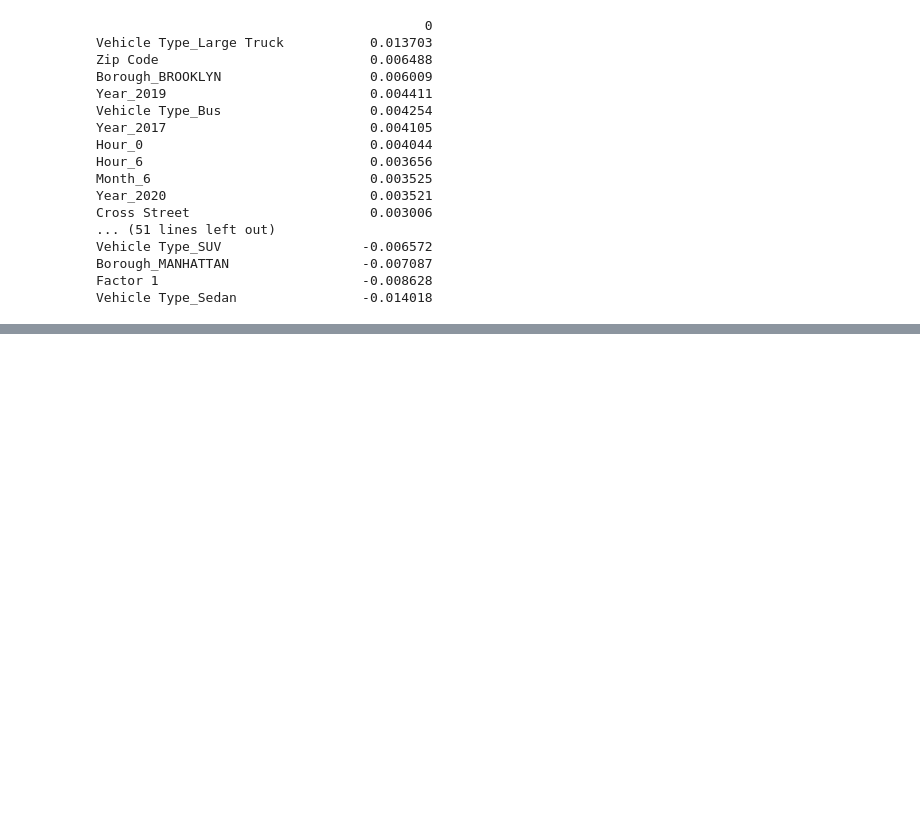
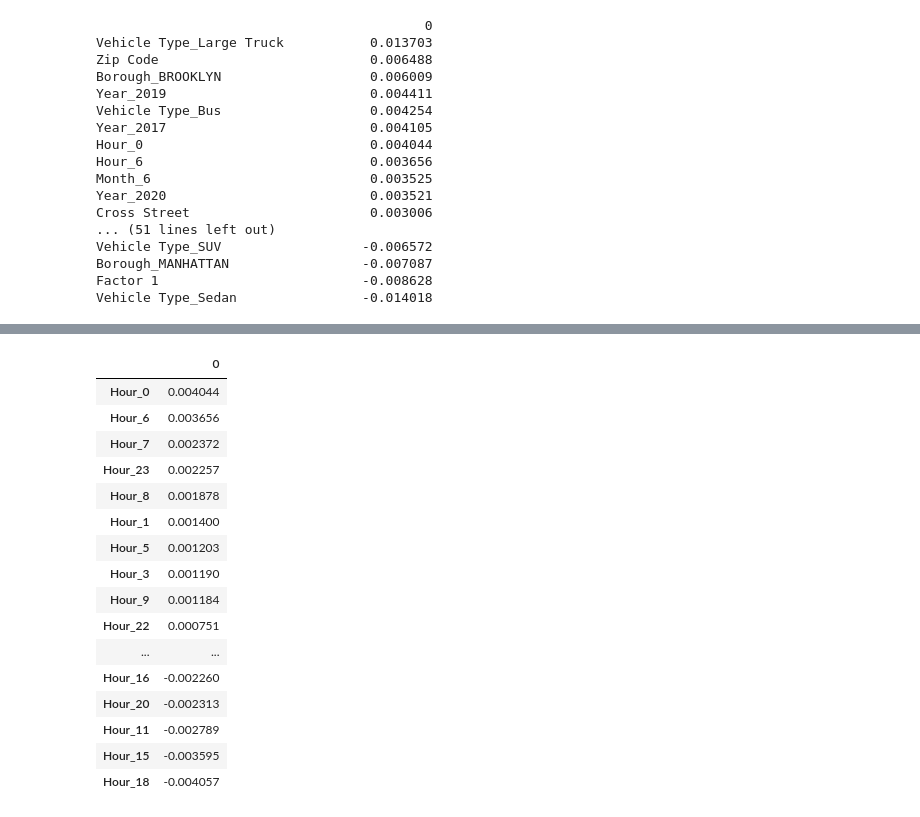
Before and after one commit to AidanStack/Cycling_Classification_Project, a Jupyter notebook: Aidan/Aidan's Notebook.ipynb, the cells around one changed output, grey strips where cells are left out. Cells and saved outputs as stored; diff of their text form; code cells hidden in the pictures; blank space fills up the shorter version.

```diff
--- a/Aidan/Aidan's Notebook.ipynb
+++ b/Aidan/Aidan's Notebook.ipynb
@@ -850,0 +857,21 @@ Vehicle Type_Sedan                -0.014018
+# %%
+# Creating our function
+def order_feature_lists():
+    '''This function goes through the dataframe holding our results,
+    and lists the values from each column, ranked by descending
+    coefficient value. This means that the values at the top of the
+    list were the most indicative of a fatal crash.'''
+
+    dicty = {}
+
+    for col in X_hold.columns:
+        listy = []
+        for i in range(len(results)):
+            if col in results.index[i]:
+                listy.append(results.iloc[i])
+        dicty[col] = pd.DataFrame(listy)
+
+    return dicty
+
+# Running our function and saving it to 'features'
+features = order_feature_lists()
@@ -850,0 +920,20 @@ Vehicle Type_Sedan                -0.014018
+# %%
+features['Hour']
+# %% [output]
+|  | 0 |
+| Hour_0 | 0.004044 |
+| Hour_6 | 0.003656 |
+| Hour_7 | 0.002372 |
+| Hour_23 | 0.002257 |
+| Hour_8 | 0.001878 |
+| Hour_1 | 0.001400 |
+| Hour_5 | 0.001203 |
+| Hour_3 | 0.001190 |
+| Hour_9 | 0.001184 |
+| Hour_22 | 0.000751 |
+| ... | ... |
+| Hour_16 | -0.002260 |
+| Hour_20 | -0.002313 |
+| Hour_11 | -0.002789 |
+| Hour_15 | -0.003595 |
+| Hour_18 | -0.004057 |
```
Also changed, not shown: parts of 14 cells of this notebook.
